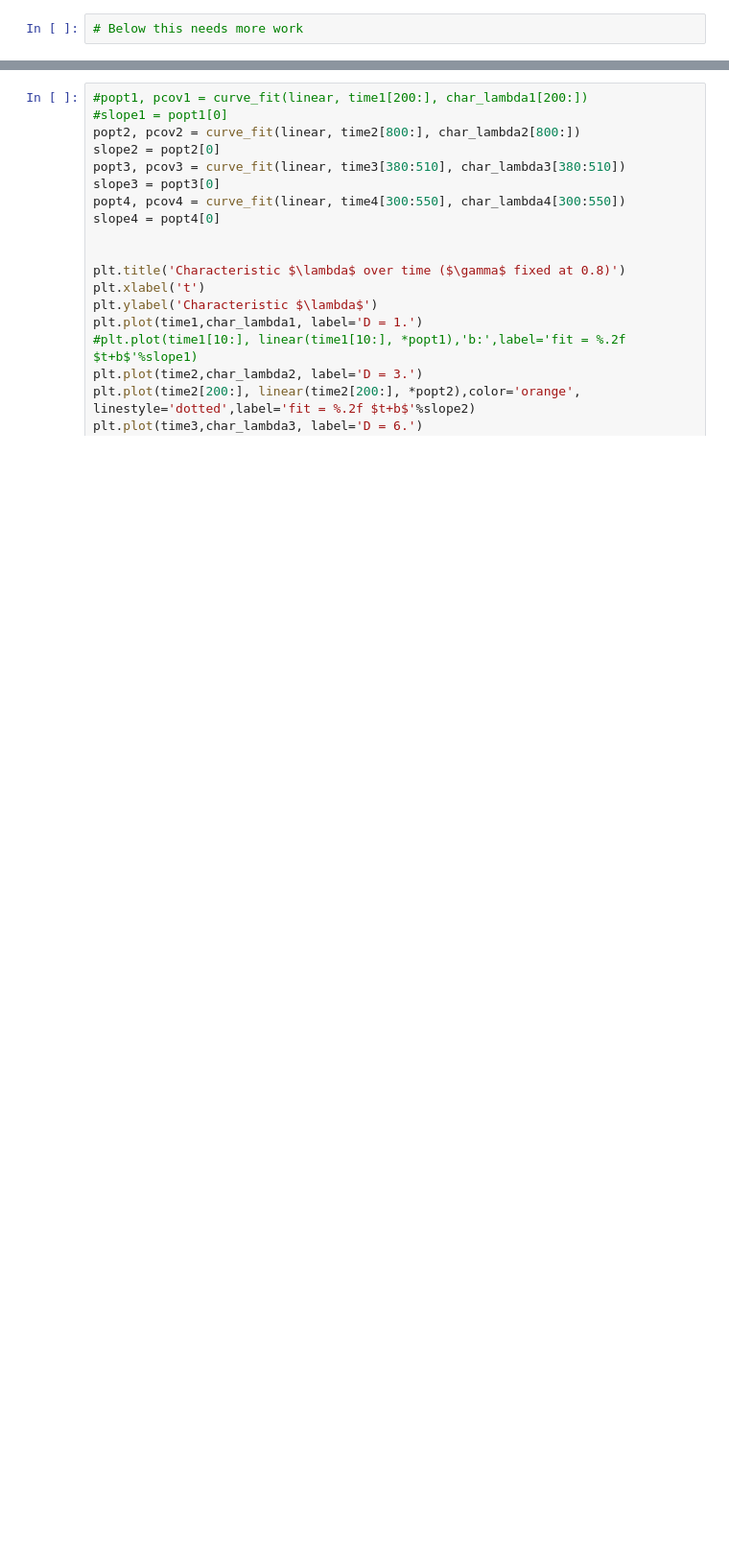
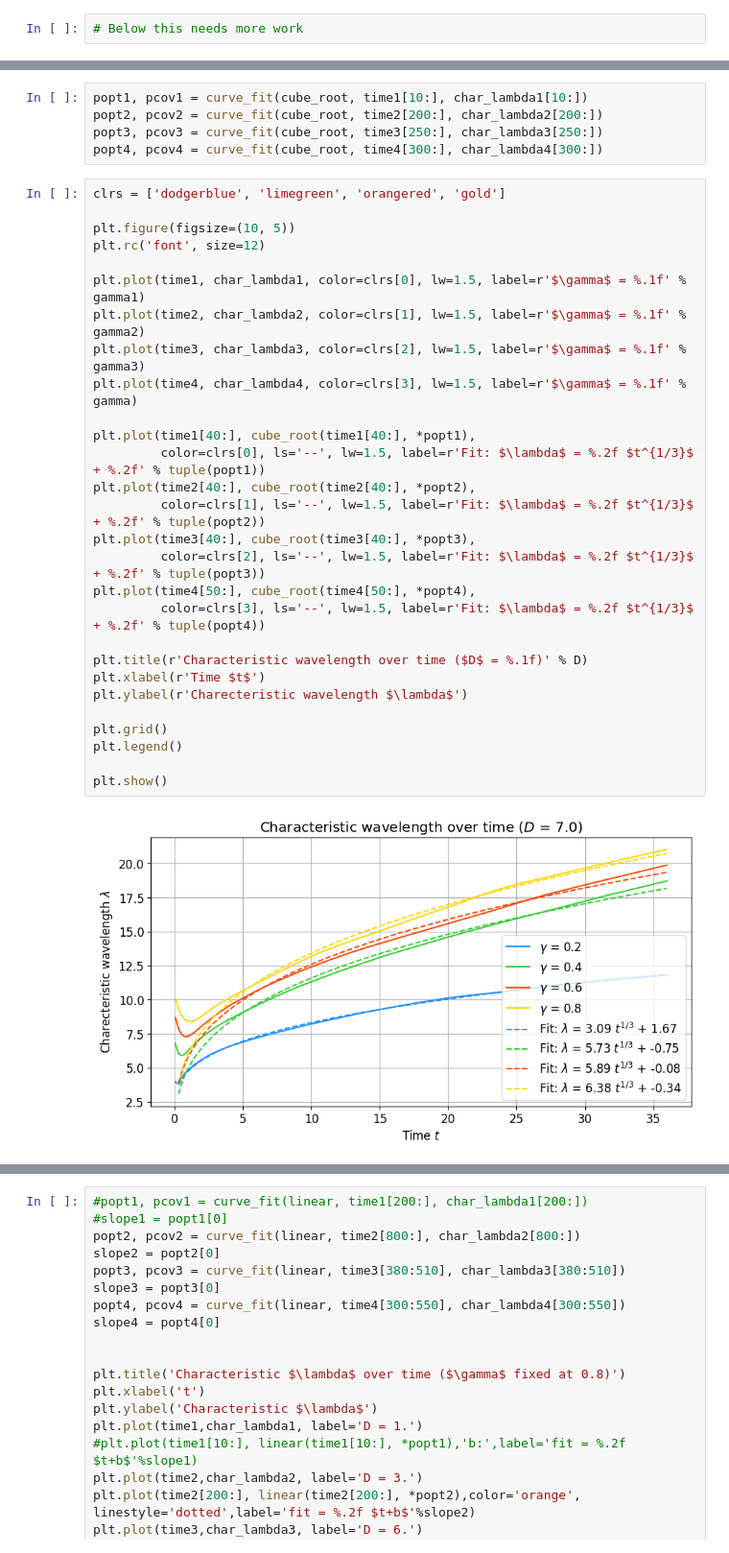
Before and after one commit to leandrorizk/spinodal_decomp, a Jupyter notebook: spinodal_decomposition.ipynb, the cells around one changed output, grey strips where cells are left out. Shown: that part at 96% size. Saved outputs shown, nothing was run; the diff lists cells and outputs as text; blank space fills up the shorter version.

```diff
--- a/spinodal_decomposition.ipynb
+++ b/spinodal_decomposition.ipynb
@@ -492 +480,36 @@ plt.legend()
+# %%
+popt1, pcov1 = curve_fit(cube_root, time1[10:], char_lambda1[10:])
+popt2, pcov2 = curve_fit(cube_root, time2[200:], char_lambda2[200:])
+popt3, pcov3 = curve_fit(cube_root, time3[250:], char_lambda3[250:])
+popt4, pcov4 = curve_fit(cube_root, time4[300:], char_lambda4[300:])
+# %%
+clrs = ['dodgerblue', 'limegreen', 'orangered', 'gold']
+
+plt.figure(figsize=(10, 5))
+plt.rc('font', size=12)
+
+plt.plot(time1, char_lambda1, color=clrs[0], lw=1.5, label=r'$\gamma$ = %.1f' % gamma1)
+plt.plot(time2, char_lambda2, color=clrs[1], lw=1.5, label=r'$\gamma$ = %.1f' % gamma2)
+plt.plot(time3, char_lambda3, color=clrs[2], lw=1.5, label=r'$\gamma$ = %.1f' % gamma3)
+plt.plot(time4, char_lambda4, color=clrs[3], lw=1.5, label=r'$\gamma$ = %.1f' % gamma)
+
+plt.plot(time1[40:], cube_root(time1[40:], *popt1),
+         color=clrs[0], ls='--', lw=1.5, label=r'Fit: $\lambda$ = %.2f $t^{1/3}$ + %.2f' % tuple(popt1))
+plt.plot(time2[40:], cube_root(time2[40:], *popt2),
+         color=clrs[1], ls='--', lw=1.5, label=r'Fit: $\lambda$ = %.2f $t^{1/3}$ + %.2f' % tuple(popt2))
+plt.plot(time3[40:], cube_root(time3[40:], *popt3),
+         color=clrs[2], ls='--', lw=1.5, label=r'Fit: $\lambda$ = %.2f $t^{1/3}$ + %.2f' % tuple(popt3))
+plt.plot(time4[50:], cube_root(time4[50:], *popt4),
+         color=clrs[3], ls='--', lw=1.5, label=r'Fit: $\lambda$ = %.2f $t^{1/3}$ + %.2f' % tuple(popt4))
+
+plt.title(r'Characteristic wavelength over time ($D$ = %.1f)' % D)
+plt.xlabel(r'Time $t$')
+plt.ylabel(r'Charecteristic wavelength $\lambda$')
+
+plt.grid()
+plt.legend()
+
+plt.show()
+# %% [output]
+[figure, added]
 # %%
```
Also changed, not shown: parts of 12 cells of this notebook.
